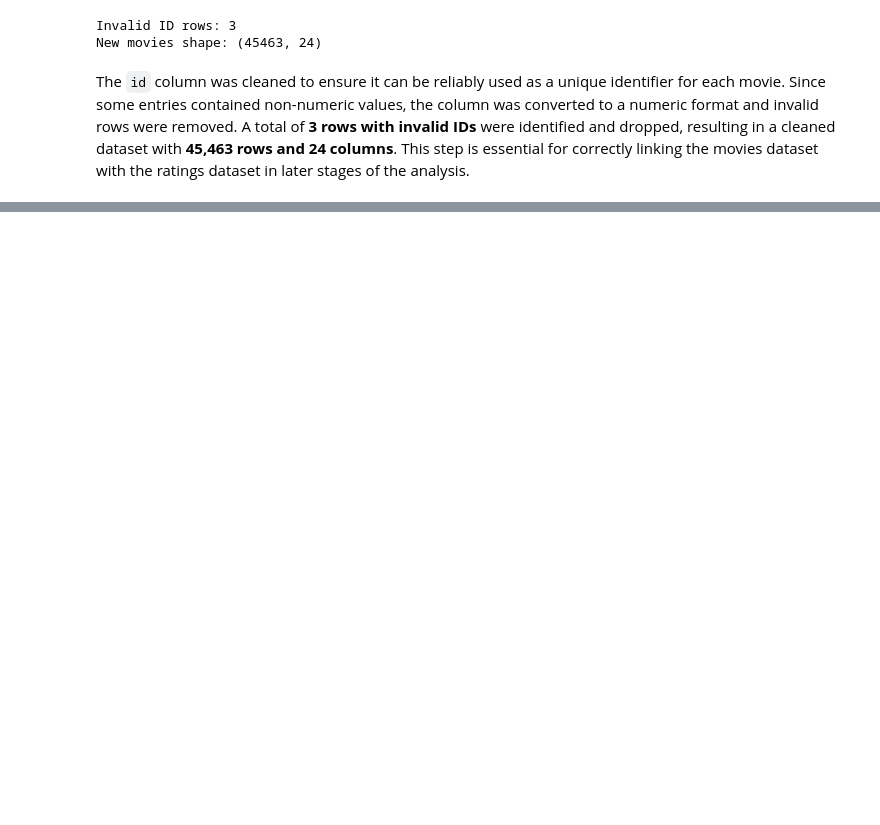
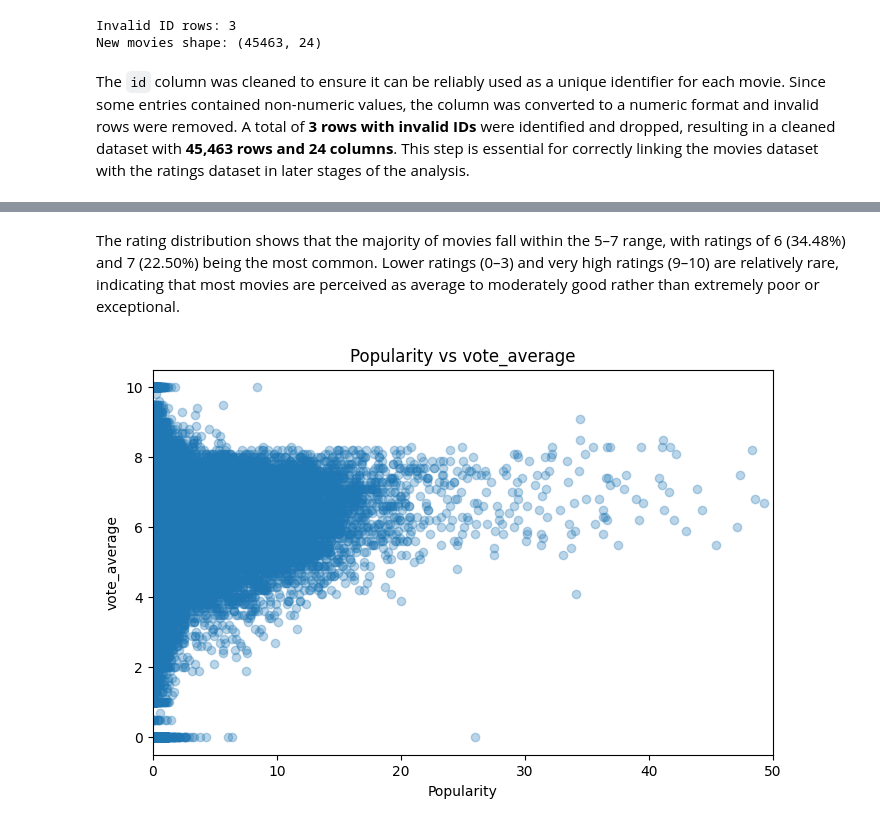
Before and after one commit to gabrielzohrob/CSI-4142---Assignment-4, a Jupyter notebook: CSI4142-Assignment4.ipynb, the cells around one changed output, grey strips where cells are left out. Saved outputs shown, nothing was run; the diff lists cells and outputs as text; code cells hidden in the pictures; blank space fills up the shorter version.

```diff
--- a/CSI4142-Assignment4.ipynb
+++ b/CSI4142-Assignment4.ipynb
@@ -226,0 +365,17 @@ The `id` column was cleaned to ensure it can be reliably used as a unique identi
+# %%
+# ===============================
+# Percentage of movies by rating (2 decimal places)
+# ===============================
+
+movies['rating_rounded'] = movies['vote_average'].round()
+
+rating_counts = movies['rating_rounded'].value_counts().sort_index()
+
+rating_percentages = ((rating_counts / len(movies)) * 100).round(2)
+
+rating_distribution = pd.DataFrame({
+    'Count': rating_counts,
+    'Percentage (%)': rating_percentages
+})
+
+rating_distribution
@@ -226,0 +396,31 @@ The `id` column was cleaned to ensure it can be reliably used as a unique identi
+# %% [markdown]
+The rating distribution shows that the majority of movies fall within the 5–7 range, with ratings of 6 (34.48%) and 7 (22.50%) being the most common. Lower ratings (0–3) and very high ratings (9–10) are relatively rare, indicating that most movies are perceived as average to moderately good rather than extremely poor or exceptional.
+# %%
+# ===============================
+# Prepare data for EDA 2
+# ===============================
+
+# Create a copy for analysis
+eda2_movies = movies.copy()
+
+# Remove rows with missing values ONLY for this analysis
+eda2_movies = eda2_movies.dropna(subset=['popularity', 'vote_average'])
+
+# ===============================
+# EDA 2 — Popularity vs Rating
+# ===============================
+import matplotlib.pyplot as plt
+
+plt.figure(figsize=(8,5))
+
+plt.scatter(eda2_movies['popularity'], eda2_movies['vote_average'], alpha=0.3)
+
+plt.xlim(0, 50)
+
+plt.title("Popularity vs vote_average")
+plt.xlabel("Popularity")
+plt.ylabel("vote_average")
+
+plt.show()
+# %% [output]
+[figure, added]
```
Also changed, not shown: parts of 125 cells of this notebook.
